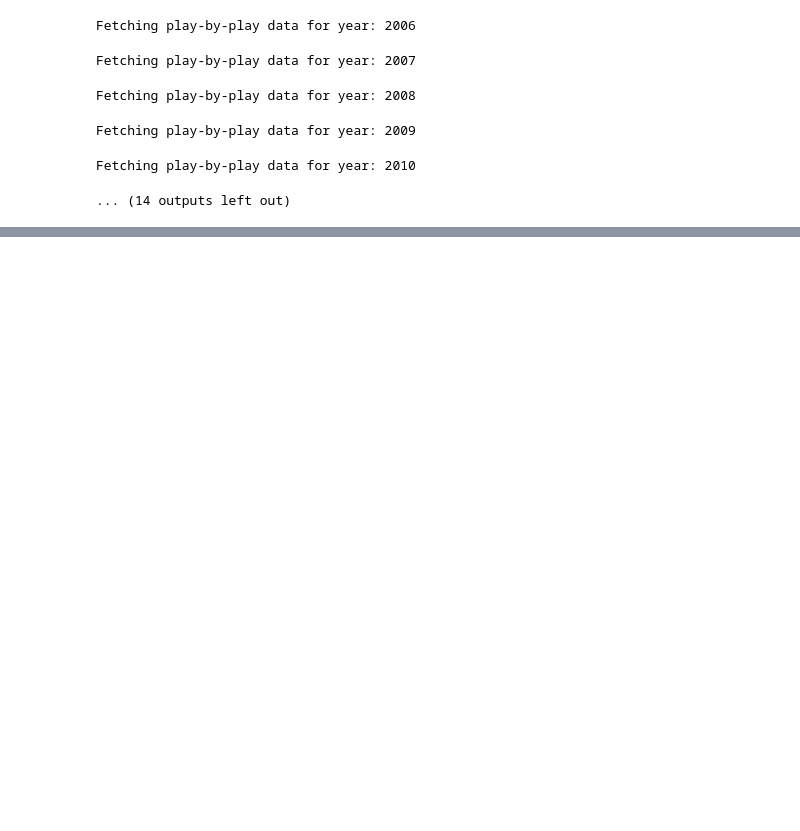
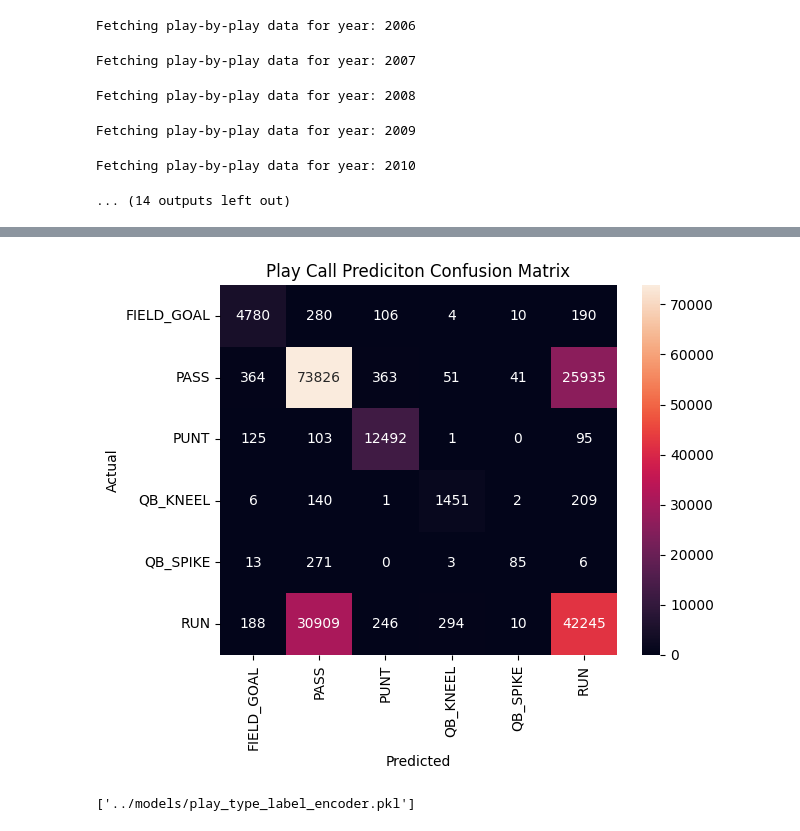
Before and after one commit to dcott7/nfl_training, a Jupyter notebook: training/play_type.ipynb, the cells around one changed output, grey strips where cells are left out. Cells and saved outputs as stored; diff of their text form; code cells hidden in the pictures; blank space fills up the shorter version.

```diff
--- a/training/play_type.ipynb
+++ b/training/play_type.ipynb
@@ -67,6 +74,6 @@ pbp = pbp[
 ]
 # %%
-pbp_model = pbp[[
+pbp_model = pbp_filtered[[
     'qtr',
     'game_seconds_remaining',
     'posteam_score',
@@ -87,0 +102,14 @@ pbp_model.head()
+# %%
+X = pbp_model.drop(columns=['play_type']).copy()
+y = pbp_model[['play_type']]
+
+X["is_clock_running"] = X["is_clock_running"].astype(int)
+
+label_encoder = LabelEncoder()
+y_encoded = label_encoder.fit_transform(y.values.ravel())
+class_names = label_encoder.classes_
+
+X_train, X_test, y_train, y_test = train_test_split(X, y_encoded, test_size=0.2, random_state=42)
+# %%
+model = RandomForestClassifier(n_estimators=100, random_state=42)
+model.fit(X_train, y_train)
@@ -87,0 +118,4 @@ pbp_model.head()
+# %%
+y_pred = model.predict(X_test)
+labels = list(range(len(class_names)))  # [0, 1, 2, ..., 6]
+print(classification_report(y_test, y_pred, labels=labels, target_names=class_names))
@@ -87,0 +135,16 @@ pbp_model.head()
+# %%
+cm = confusion_matrix(y_test, y_pred)
+sns.heatmap(cm, annot=True, fmt='d', xticklabels=class_names, yticklabels=class_names)
+plt.xlabel('Predicted')
+plt.ylabel('Actual')
+plt.title('Play Call Prediciton Confusion Matrix')
+plt.show()
+# %% [output]
+[figure, added]
+# %%
+import joblib
+
+joblib.dump(model, '../models/rf_play_call_model.pkl')
+joblib.dump(label_encoder, '../models/play_type_label_encoder.pkl')
+# %% [output]
+['../models/play_type_label_encoder.pkl']
```
Also changed, not shown: parts of 6 cells of this notebook, 9 other files.
